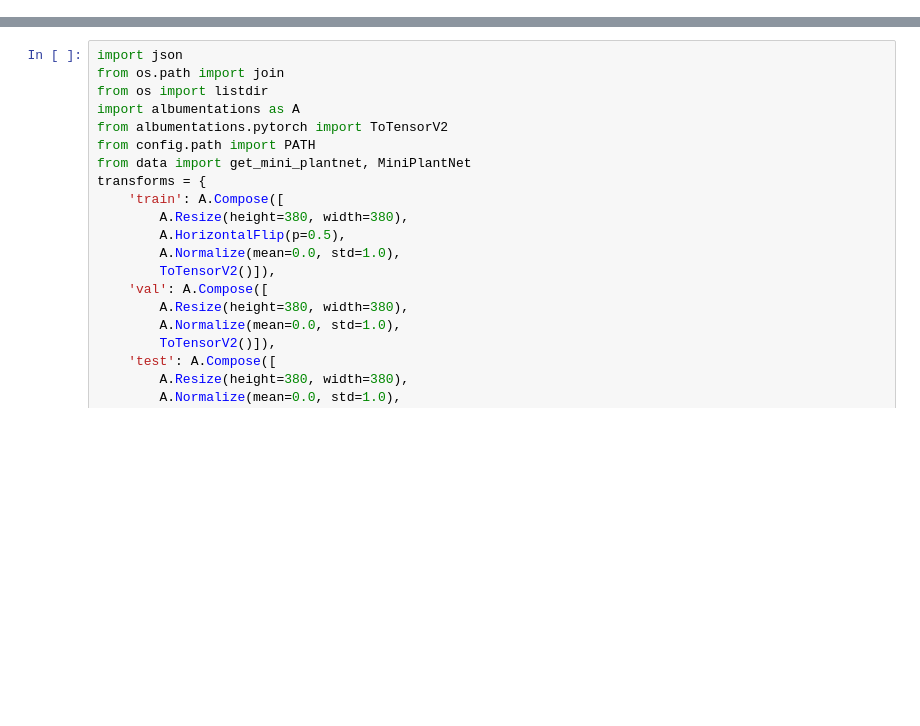
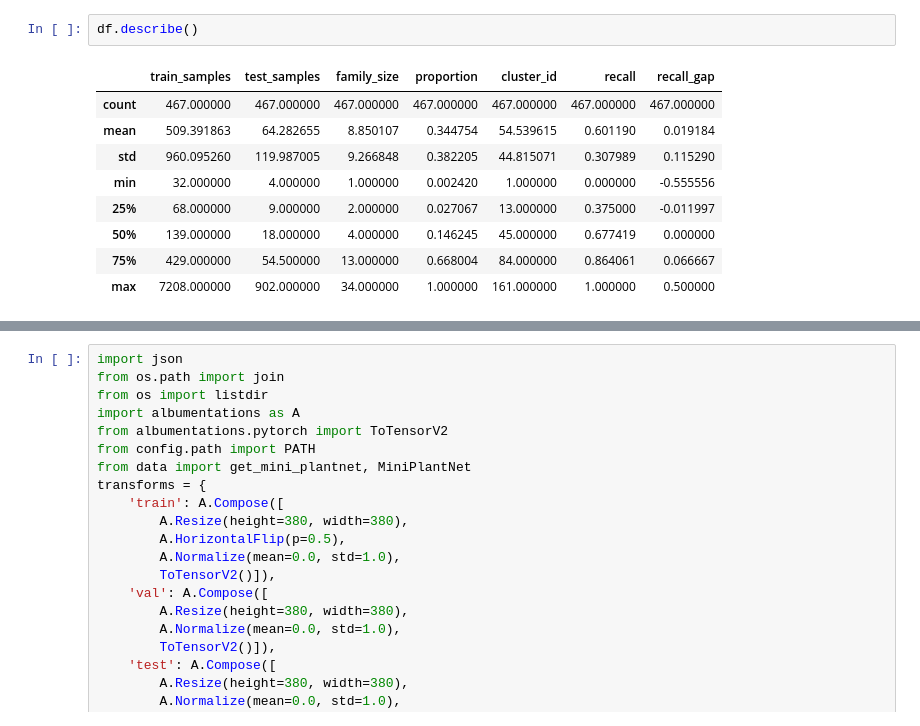
Before and after one commit to hukim1112/uos_plantclassification, a Jupyter notebook: jupyters/metric_analysis.ipynb, the cells around one changed output, grey strips where cells are left out. Drawn from its saved outputs; the diff is of its cells as text; blank space fills up the shorter version.

```diff
--- a/jupyters/metric_analysis.ipynb
+++ b/jupyters/metric_analysis.ipynb
@@ -12,0 +43,12 @@ df2 = pd.read_csv(dhc_metric_path)
+# %%
+df.describe()
+# %% [output]
+|  | train_samples | test_samples | family_size | proportion | cluster_id | recall | recall_gap |
+| count | 467.000000 | 467.000000 | 467.000000 | 467.000000 | 467.000000 | 467.000000 | 467.000000 |
+| mean | 509.391863 | 64.282655 | 8.850107 | 0.344754 | 54.539615 | 0.601190 | 0.019184 |
+| std | 960.095260 | 119.987005 | 9.266848 | 0.382205 | 44.815071 | 0.307989 | 0.115290 |
+| min | 32.000000 | 4.000000 | 1.000000 | 0.002420 | 1.000000 | 0.000000 | -0.555556 |
+| 25% | 68.000000 | 9.000000 | 2.000000 | 0.027067 | 13.000000 | 0.375000 | -0.011997 |
+| 50% | 139.000000 | 18.000000 | 4.000000 | 0.146245 | 45.000000 | 0.677419 | 0.000000 |
+| 75% | 429.000000 | 54.500000 | 13.000000 | 0.668004 | 84.000000 | 0.864061 | 0.066667 |
+| max | 7208.000000 | 902.000000 | 34.000000 | 1.000000 | 161.000000 | 1.000000 | 0.500000 |
```
Also changed, not shown: parts of 18 cells of this notebook, 19 other files.
